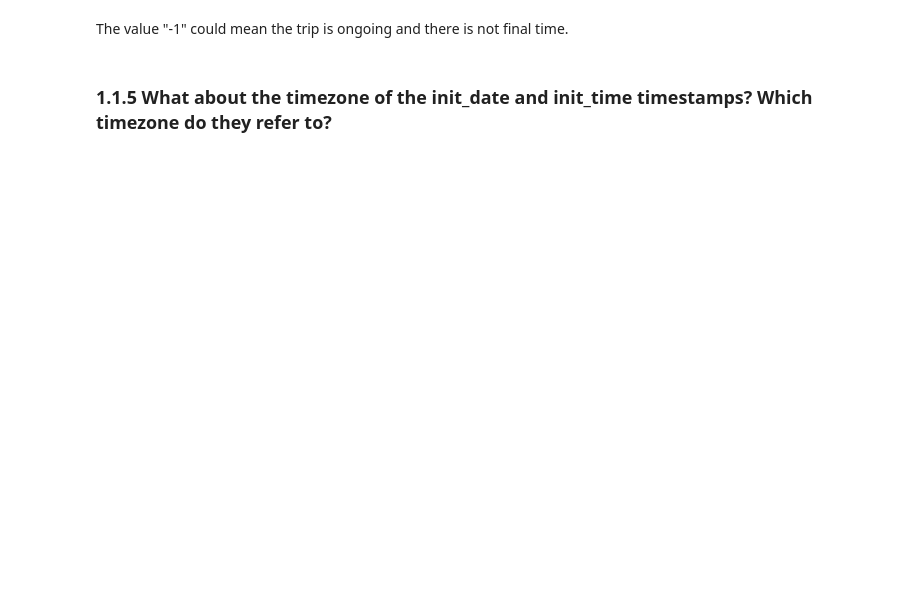
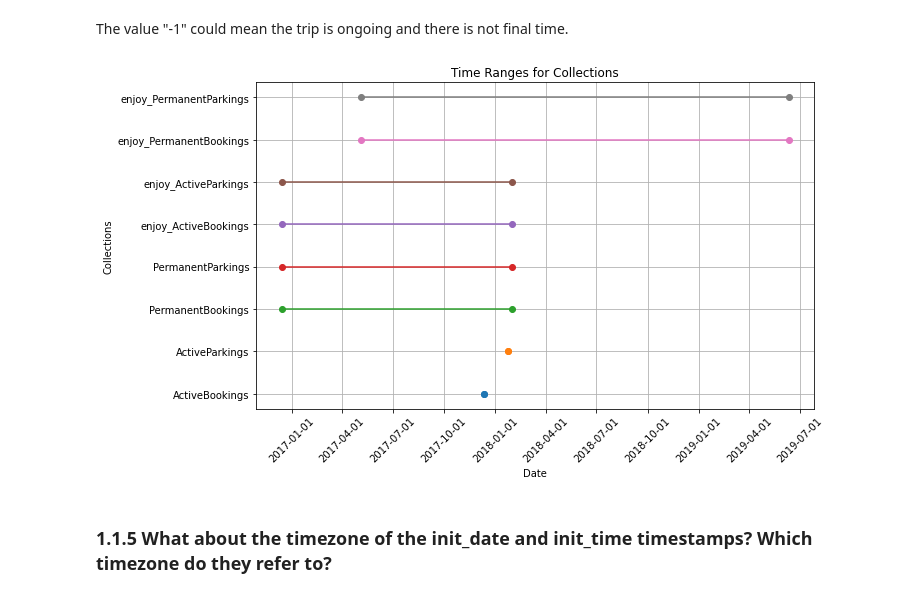
Before and after one commit to amiri-saeed/SM, a Jupyter notebook: Lab1.ipynb, the cells around one changed output. Saved outputs shown, nothing was run; the diff lists cells and outputs as text; code cells hidden in the pictures; blank space fills up the shorter version.

Commit message:
results and plots

```diff
--- a/Lab1.ipynb
+++ b/Lab1.ipynb
@@ -141,35 +186,37 @@ The value "-1" could mean the trip is ongoing and there is not final time.
 # %%
 time_data = collection_init_final_min_max
 
 collections = []
 start_times = []
 end_times = []
-current_time = datetime.now()
+current_time = datetime.datetime.now()
 
 for collection, times in time_data.items():
     # convert uinx to datetime
-    init_min = datetime.fromtimestamp(times['init_min'])
-    final_max = datetime.fromtimestamp(times['final_max']) if times['final_max'] != -1 else current_time
+    init_min = datetime.datetime.fromtimestamp(times['init_min'])
+    final_max = datetime.datetime.fromtimestamp(times['final_max']) if times['final_max'] != -1 else init_min
 
     collections.append(collection)
     start_times.append(init_min)
     end_times.append(final_max)
 
 # Create the plot
 fig, ax = plt.subplots(figsize=(10, 6))
 
 # Plot range for each category
 for i, collection in enumerate(collections):
     ax.plot([start_times[i], end_times[i]], [collection, collection], marker='o', label=collection)
 
 # Formatting the plot
 ax.xaxis.set_major_formatter(mdates.DateFormatter('%Y-%m-%d'))
 plt.xticks(rotation=45)
 plt.xlabel("Date")
 plt.ylabel("Collections")
 plt.title("Time Ranges for Collections")
 plt.grid()
 plt.show()
+# %% [output]
+[figure, added]
 # %% [markdown]
 ### 1.1.5 What about the timezone of the init_date and init_time timestamps? Which timezone do they refer to?
 # %%
```
Also changed, not shown: parts of 28 cells of this notebook, 25 other files.
